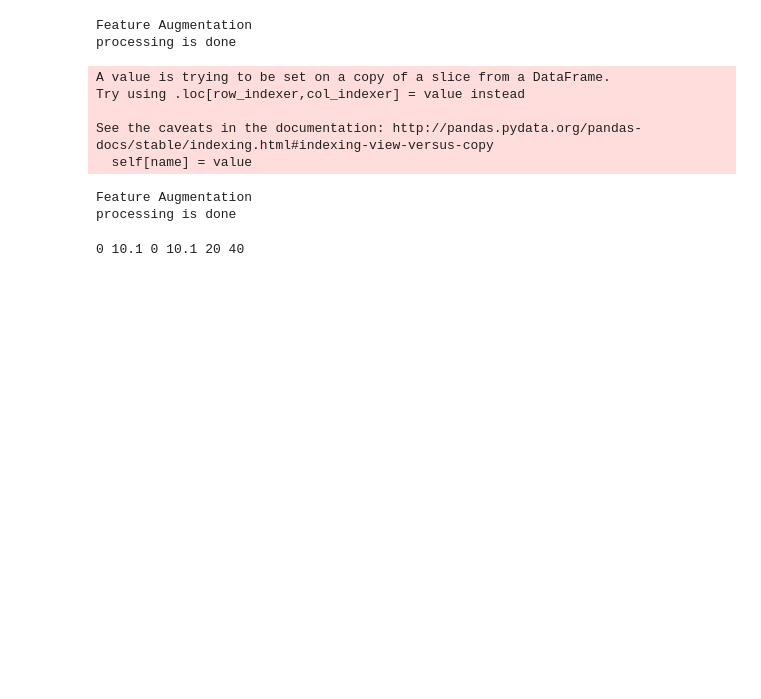
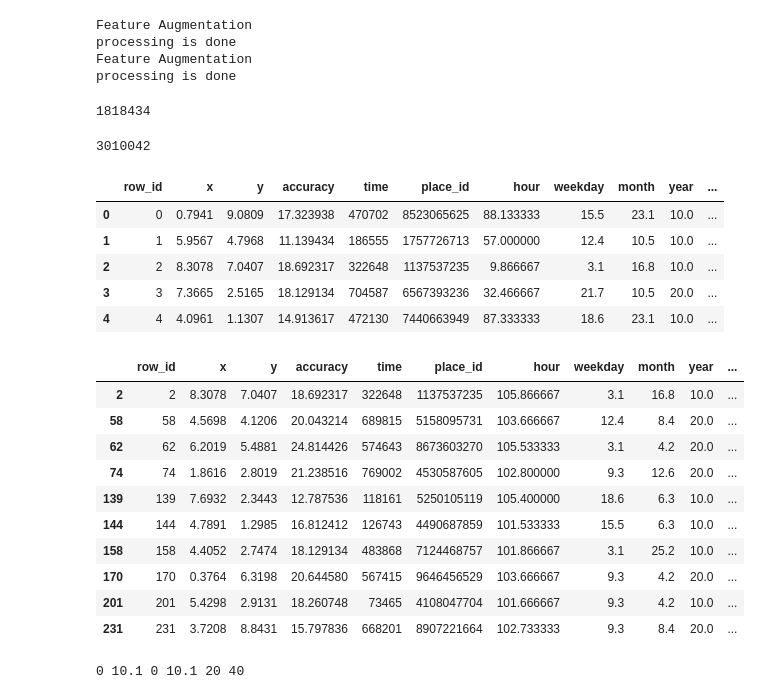
Before and after one commit to zhenjiezhang/facebookCheckIns, a Jupyter notebook: models/geoRegions-refinedFeatures-Full.ipynb, the cells around one changed output. Saved outputs shown, nothing was run; the diff lists cells and outputs as text; code cells hidden in the pictures; blank space fills up the shorter version.

```diff
--- a/models/geoRegions-refinedFeatures-Full.ipynb
+++ b/models/geoRegions-refinedFeatures-Full.ipynb
@@ -48,38 +48,56 @@ def featureFactory(dataFrame):
     print ('processing is done')
 f=['x','y', 'accuracy','hour', 'weekday', 'month', 'year']
 # %%
-def amplifier1(dataFrame):    # add data for periodic time that hit the boundary
-    add_data = dataFrame[dataFrame.hour<6]
+def amplifier1(dataFrame):
+    add_data = dataFrame[dataFrame.hour<10]
     add_data.hour = add_data.hour+96
     return add_data
 
 def amplifier2(dataFrame):
-    add_data = dataFrame[dataFrame.hour>98]
+    add_data = dataFrame[dataFrame.hour>90]
     add_data.hour = add_data.hour-96
     return add_data
 # %%
 featureFactory(train)
 featureFactory(test)
+pd.options.mode.chained_assignment = None
 
-# ap1=amplifier1(train)
-# ap2=amplifier2(train)
-# train=train.append(ap1).append(ap2)
+ap1=amplifier1(train)
+ap2=amplifier2(train)
+train=train.append(ap1).append(ap2)
 
-train=train.append(amplifier1(train))
-train=train.append(amplifier2(train))
-
-
-# pd.options.mode.chained_assignment = None
+# train=train.append(amplifier1(train))
+# train=train.append(amplifier2(train))
 # %% [output]
 Feature Augmentation
 processing is done
+Feature Augmentation
+processing is done
-A value is trying to be set on a copy of a slice from a DataFrame.
-Try using .loc[row_indexer,col_indexer] = value instead
-
-See the caveats in the documentation: http://pandas.pydata.org/pandas-docs/stable/indexing.html#indexing-view-versus-copy
-  self[name] = value
-Feature Augmentation
-processing is done
+# %%
+len(ap1)
+len(ap2)
+train.head()
+ap1.head(10)
+# %% [output]
+1818434
+3010042
+|  | row_id | x | y | accuracy | time | place_id | hour | weekday | month | year | ... |
+| 0 | 0 | 0.7941 | 9.0809 | 17.323938 | 470702 | 8523065625 | 88.133333 | 15.5 | 23.1 | 10.0 | ... |
+| 1 | 1 | 5.9567 | 4.7968 | 11.139434 | 186555 | 1757726713 | 57.000000 | 12.4 | 10.5 | 10.0 | ... |
+| 2 | 2 | 8.3078 | 7.0407 | 18.692317 | 322648 | 1137537235 | 9.866667 | 3.1 | 16.8 | 10.0 | ... |
+| 3 | 3 | 7.3665 | 2.5165 | 18.129134 | 704587 | 6567393236 | 32.466667 | 21.7 | 10.5 | 20.0 | ... |
+| 4 | 4 | 4.0961 | 1.1307 | 14.913617 | 472130 | 7440663949 | 87.333333 | 18.6 | 23.1 | 10.0 | ... |
+|  | row_id | x | y | accuracy | time | place_id | hour | weekday | month | year | ... |
+| 2 | 2 | 8.3078 | 7.0407 | 18.692317 | 322648 | 1137537235 | 105.866667 | 3.1 | 16.8 | 10.0 | ... |
+| 58 | 58 | 4.5698 | 4.1206 | 20.043214 | 689815 | 5158095731 | 103.666667 | 12.4 | 8.4 | 20.0 | ... |
+| 62 | 62 | 6.2019 | 5.4881 | 24.814426 | 574643 | 8673603270 | 105.533333 | 3.1 | 4.2 | 20.0 | ... |
+| 74 | 74 | 1.8616 | 2.8019 | 21.238516 | 769002 | 4530587605 | 102.800000 | 9.3 | 12.6 | 20.0 | ... |
+| 139 | 139 | 7.6932 | 2.3443 | 12.787536 | 118161 | 5250105119 | 105.400000 | 18.6 | 6.3 | 10.0 | ... |
+| 144 | 144 | 4.7891 | 1.2985 | 16.812412 | 126743 | 4490687859 | 101.533333 | 15.5 | 6.3 | 10.0 | ... |
+| 158 | 158 | 4.4052 | 2.7474 | 18.129134 | 483868 | 7124468757 | 101.866667 | 3.1 | 25.2 | 10.0 | ... |
+| 170 | 170 | 0.3764 | 6.3198 | 20.644580 | 567415 | 9646456529 | 103.666667 | 9.3 | 4.2 | 20.0 | ... |
+| 201 | 201 | 5.4298 | 2.9131 | 18.260748 | 73465 | 4108047704 | 101.666667 | 9.3 | 4.2 | 10.0 | ... |
+| 231 | 231 | 3.7208 | 8.8431 | 15.797836 | 668201 | 8907221664 | 102.733333 | 9.3 | 8.4 | 20.0 | ... |
 # %%
 # test=pd.read_csv('../input/test.csv')
 # featureFactory(test)
```
Also changed, not shown: parts of 6 cells of this notebook, 3 other files.
